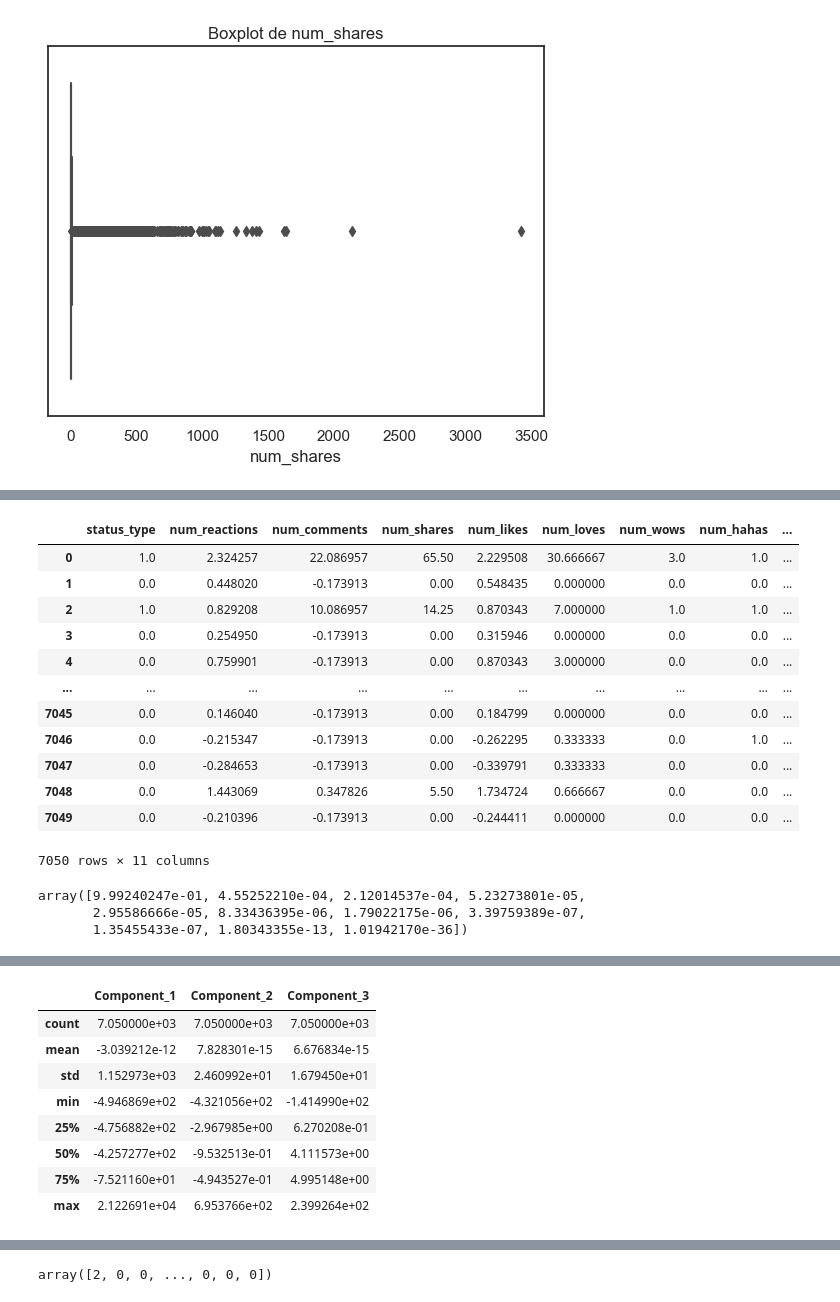
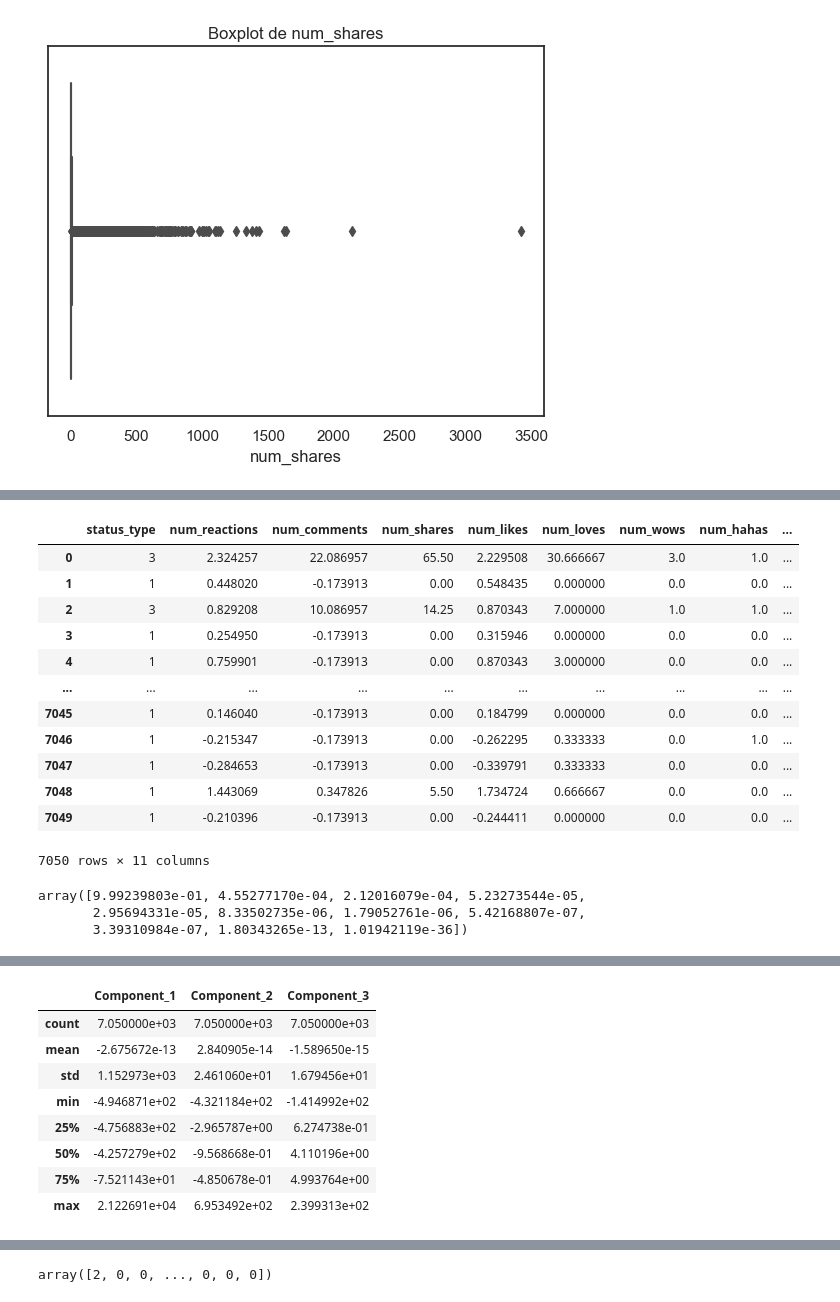
Before and after one commit to Likimeya/Algoritmos_de_aprendizaje_no_suvervisados_agrupacion, a Jupyter notebook: Tasca M8 T01.ipynb, the cells around one changed output, grey strips where cells are left out. Saved outputs shown, nothing was run; the diff lists cells and outputs as text; code cells hidden in the pictures.

```diff
--- a/Tasca M8 T01.ipynb
+++ b/Tasca M8 T01.ipynb
@@ -188,24 +193,25 @@ sns.boxplot(x=fa).set_title('Boxplot de num_shares');
 # %% [output]
 [figure]
 # %%
-scaled_df = ['status_type', 'num_reactions', 'num_comments', 'num_shares', 'num_likes', 'num_loves', 'num_wows', 'num_hahas', 'num_sads', 'num_angrys']
+# escogemos el robustscaler para normalizar nuestro dataset debido al num de outliers
+scaled_df = [ 'num_reactions', 'num_comments', 'num_shares', 'num_likes', 'num_loves', 'num_wows', 'num_hahas', 'num_sads', 'num_angrys']
 
 df_def = df.copy()
 scaler = RobustScaler()
 df_def[scaled_df] = scaler.fit_transform(df_def[scaled_df])
 df_def
 # %% [output]
 [interactive output not drawn]
 |  | status_type | num_reactions | num_comments | num_shares | num_likes | num_loves | num_wows | num_hahas | ... |
-| 0 | 1.0 | 2.324257 | 22.086957 | 65.50 | 2.229508 | 30.666667 | 3.0 | 1.0 | ... |
-| 1 | 0.0 | 0.448020 | -0.173913 | 0.00 | 0.548435 | 0.000000 | 0.0 | 0.0 | ... |
-| 2 | 1.0 | 0.829208 | 10.086957 | 14.25 | 0.870343 | 7.000000 | 1.0 | 1.0 | ... |
-| 3 | 0.0 | 0.254950 | -0.173913 | 0.00 | 0.315946 | 0.000000 | 0.0 | 0.0 | ... |
-| 4 | 0.0 | 0.759901 | -0.173913 | 0.00 | 0.870343 | 3.000000 | 0.0 | 0.0 | ... |
+| 0 | 3 | 2.324257 | 22.086957 | 65.50 | 2.229508 | 30.666667 | 3.0 | 1.0 | ... |
+| 1 | 1 | 0.448020 | -0.173913 | 0.00 | 0.548435 | 0.000000 | 0.0 | 0.0 | ... |
+| 2 | 3 | 0.829208 | 10.086957 | 14.25 | 0.870343 | 7.000000 | 1.0 | 1.0 | ... |
+| 3 | 1 | 0.254950 | -0.173913 | 0.00 | 0.315946 | 0.000000 | 0.0 | 0.0 | ... |
+| 4 | 1 | 0.759901 | -0.173913 | 0.00 | 0.870343 | 3.000000 | 0.0 | 0.0 | ... |
 | ... | ... | ... | ... | ... | ... | ... | ... | ... | ... |
-| 7045 | 0.0 | 0.146040 | -0.173913 | 0.00 | 0.184799 | 0.000000 | 0.0 | 0.0 | ... |
-| 7046 | 0.0 | -0.215347 | -0.173913 | 0.00 | -0.262295 | 0.333333 | 0.0 | 1.0 | ... |
-| 7047 | 0.0 | -0.284653 | -0.173913 | 0.00 | -0.339791 | 0.333333 | 0.0 | 0.0 | ... |
-| 7048 | 0.0 | 1.443069 | 0.347826 | 5.50 | 1.734724 | 0.666667 | 0.0 | 0.0 | ... |
-| 7049 | 0.0 | -0.210396 | -0.173913 | 0.00 | -0.244411 | 0.000000 | 0.0 | 0.0 | ... |
+| 7045 | 1 | 0.146040 | -0.173913 | 0.00 | 0.184799 | 0.000000 | 0.0 | 0.0 | ... |
+| 7046 | 1 | -0.215347 | -0.173913 | 0.00 | -0.262295 | 0.333333 | 0.0 | 1.0 | ... |
+| 7047 | 1 | -0.284653 | -0.173913 | 0.00 | -0.339791 | 0.333333 | 0.0 | 0.0 | ... |
+| 7048 | 1 | 1.443069 | 0.347826 | 5.50 | 1.734724 | 0.666667 | 0.0 | 0.0 | ... |
+| 7049 | 1 | -0.210396 | -0.173913 | 0.00 | -0.244411 | 0.000000 | 0.0 | 0.0 | ... |
 7050 rows × 11 columns
@@ -214,9 +221,9 @@ pca = PCA().fit(df_def)
 # %%
 pca.explained_variance_ratio_
 # %% [output]
-array([9.99240247e-01, 4.55252210e-04, 2.12014537e-04, 5.23273801e-05,
-       2.95586666e-05, 8.33436395e-06, 1.79022175e-06, 3.39759389e-07,
-       1.35455433e-07, 1.80343355e-13, 1.01942170e-36])
+array([9.99239803e-01, 4.55277170e-04, 2.12016079e-04, 5.23273544e-05,
+       2.95694331e-05, 8.33502735e-06, 1.79052761e-06, 5.42168807e-07,
+       3.39310984e-07, 1.80343265e-13, 1.01942119e-36])
 # %%
 plt.plot(np.cumsum(pca.explained_variance_ratio_))
 plt.title('Explained Variance by Components')
@@ -231,6 +238,7 @@ plt.ylabel('cumulative explained variance');
 [interactive output not drawn]
 [figure]
 # %%
+# creemos que el num de componentes deberia ser 3, ja que explicaria casi mas del 95% de los datos
 pca = PCA(n_components=3)
 pca.fit(df_def)
 df_pca = pca.transform(df_def)
@@ -238,13 +246,13 @@ display(pd.DataFrame(df_pca, columns=['Component_1','Component_2','Component_3']
 # %% [output]
 |  | Component_1 | Component_2 | Component_3 |
 | count | 7.050000e+03 | 7.050000e+03 | 7.050000e+03 |
-| mean | -3.039212e-12 | 7.828301e-15 | 6.676834e-15 |
-| std | 1.152973e+03 | 2.460992e+01 | 1.679450e+01 |
-| min | -4.946869e+02 | -4.321056e+02 | -1.414990e+02 |
-| 25% | -4.756882e+02 | -2.967985e+00 | 6.270208e-01 |
-| 50% | -4.257277e+02 | -9.532513e-01 | 4.111573e+00 |
-| 75% | -7.521160e+01 | -4.943527e-01 | 4.995148e+00 |
-| max | 2.122691e+04 | 6.953766e+02 | 2.399264e+02 |
+| mean | -2.675672e-13 | 2.840905e-14 | -1.589650e-15 |
+| std | 1.152973e+03 | 2.461060e+01 | 1.679456e+01 |
+| min | -4.946871e+02 | -4.321184e+02 | -1.414992e+02 |
+| 25% | -4.756883e+02 | -2.965787e+00 | 6.274738e-01 |
+| 50% | -4.257279e+02 | -9.568668e-01 | 4.110196e+00 |
+| 75% | -7.521143e+01 | -4.850678e-01 | 4.993764e+00 |
+| max | 2.122691e+04 | 6.953492e+02 | 2.399313e+02 |
 # %%
 wcss = []  # creamos una lista para almacenar los valores que nos devuelva el modelo con cada grupo de nodos
 for i in range(1,11):  # probamos el modelo con con un nodo y vamos aumentando hasta 10 nodos
```
Also changed, not shown: parts of 44 cells of this notebook.
